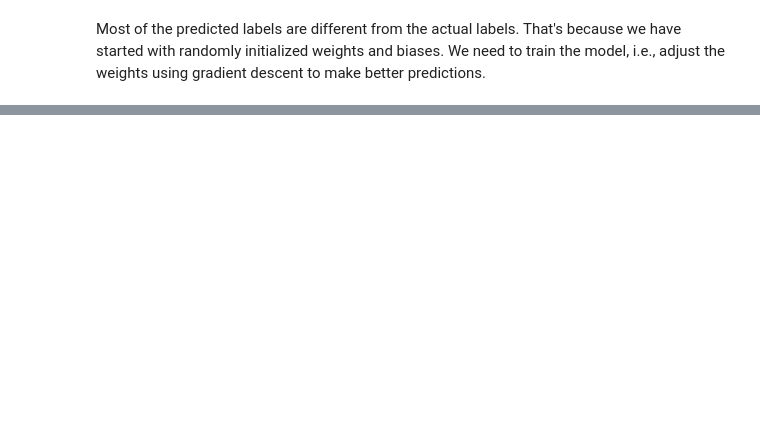
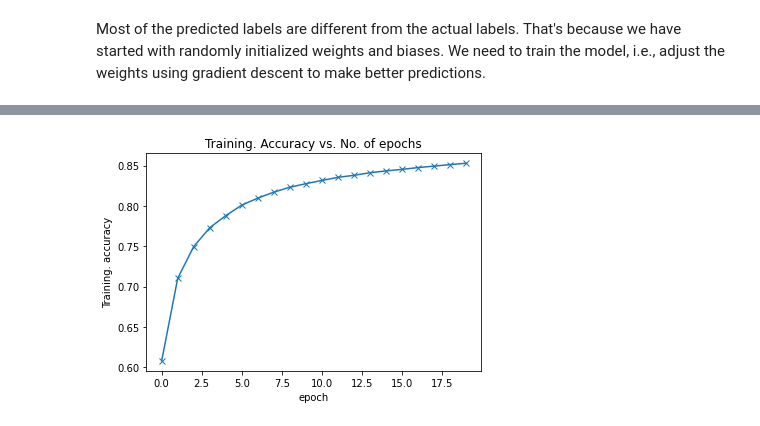
Before and after one commit to Saurav-Raghaw/Python, a Jupyter notebook: PyTorch_5.ipynb, the cells around one changed output, grey strips where cells are left out. Saved outputs shown, nothing was run; the diff lists cells and outputs as text; code cells hidden in the pictures; blank space fills up the shorter version.

```diff
--- a/PyTorch_5.ipynb
+++ b/PyTorch_5.ipynb
@@ -321,0 +543,15 @@ Most of the predicted labels are different from the actual labels. That's becaus
+# %%
+history = [result0] + history1
+train_accuracy = []
+for result in history:
+  if 'train_acc' in result:
+    train_accuracy.append(result['train_acc'])
+  else:
+    continue
+
+plt.plot(train_accuracy, '-x')
+plt.xlabel('epoch')
+plt.ylabel('Training. accuracy')
+plt.title('Training. Accuracy vs. No. of epochs');
+# %% [output]
+[figure, added]
```
Also changed, not shown: parts of 33 cells of this notebook.
